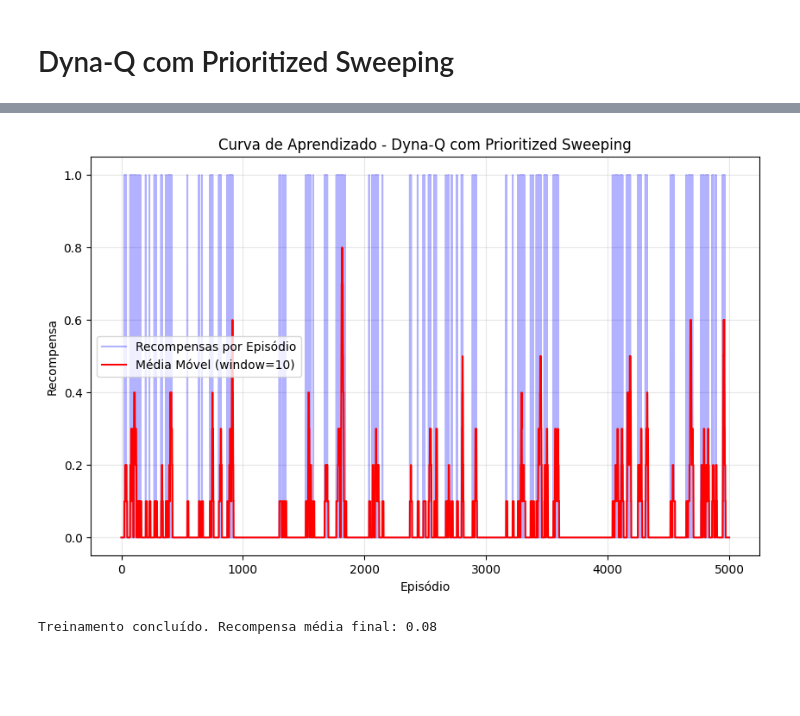
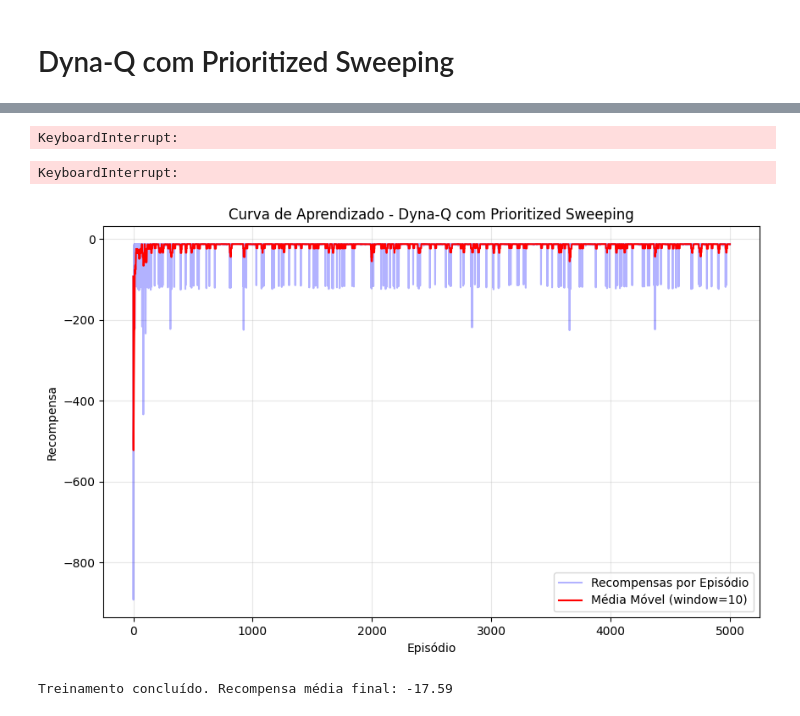
Before and after one commit to Luv4as/projeto11_RL, a Jupyter notebook: Projeto11_RL.ipynb, the cells around one changed output, grey strips where cells are left out. Cells and saved outputs as stored; diff of their text form; code cells hidden in the pictures; blank space fills up the shorter version.

```diff
--- a/Projeto11_RL.ipynb
+++ b/Projeto11_RL.ipynb
@@ -200,7 +237,10 @@ display_videos_from_path("./videos-dynaq", speed=0.5)
 # %%
 class DynaQPrioritizedSweeping:
     def __init__(self, env_name, alpha=0.1, gamma=0.95, epsilon=0.1, n_planning=50, theta=0.01):
-        self.env = gym.make(env_name)
+        if env_name != "FrozenLake-v1":
+            self.env = gym.make(env_name, render_mode="human")
+        else:
+            self.env = gym.make(env_name, is_slippery=False, render_mode="human")
         self.state_size = self.env.observation_space.n
         self.action_size = self.env.action_space.n
         self.alpha = alpha
@@ -293,6 +333,7 @@ class DynaQPrioritizedSweeping:
             episode_reward = 0
 
             for step in range(max_steps_per_episode):
+                self.env.render() # */-/-//-/* ADICIONADO /-*/-*/-/-
                 action = self.choose_action(state)
 
                 # Compatibilidade com diferentes versões do Gym
@@ -333,19 +374,51 @@ class DynaQPrioritizedSweeping:
         plt.legend()
         plt.grid(True, alpha=0.3)
         plt.show()
+# %%
+# Observação - FrozenLake está definido para ser determinístico
+
+env_name = "FrozenLake-v1"
+frozen_lake_agent = DynaQPrioritizedSweeping(
+    env_name,
+    alpha=0.1,
+    gamma=0.95,
+    epsilon=0.1,
+    n_planning=50,
+    theta=0.01
+)
+
+frozen_lake_rewards = frozen_lake_agent.train(num_episodes=5000)
+print(f"Treinamento concluído. Recompensa média final: {np.mean(frozen_lake_rewards):.2f}")
+# %% [output]
+KeyboardInterrupt:
+# %%
+env_name = "Taxi-v3"
+taxi_agent = DynaQPrioritizedSweeping(
+    env_name,
+    alpha=0.1,
+    gamma=0.95,
+    epsilon=0.1,
+    n_planning=50,
+    theta=0.01
+)
+
+taxi_rewards = taxi_agent.train(num_episodes=5000)
+print(f"Treinamento concluído. Recompensa média final: {np.mean(taxi_rewards):.2f}")
+# %% [output]
+KeyboardInterrupt:
 # %%
-env_name = "FrozenLake-v1"
-agent = DynaQPrioritizedSweeping(
+env_name = "CliffWalking"
+cliffwalking_agent = DynaQPrioritizedSweeping(
     env_name,
     alpha=0.1,
     gamma=0.95,
     epsilon=0.1,
     n_planning=50,
     theta=0.01
 )
 
-rewards = agent.train(num_episodes=5000)
-print(f"Treinamento concluído. Recompensa média final: {np.mean(rewards[-100:]):.2f}")
+cliffwalking_rewards = cliffwalking_agent.train(num_episodes=5000)
+print(f"Treinamento concluído. Recompensa média final: {np.mean(cliffwalking_rewards):.2f}")
 # %% [output]
-[figure, old version]
+[figure, new version]
-Treinamento concluído. Recompensa média final: 0.08
+Treinamento concluído. Recompensa média final: -17.59
```
Also changed, not shown: parts of 6 cells of this notebook, 1 other file.
